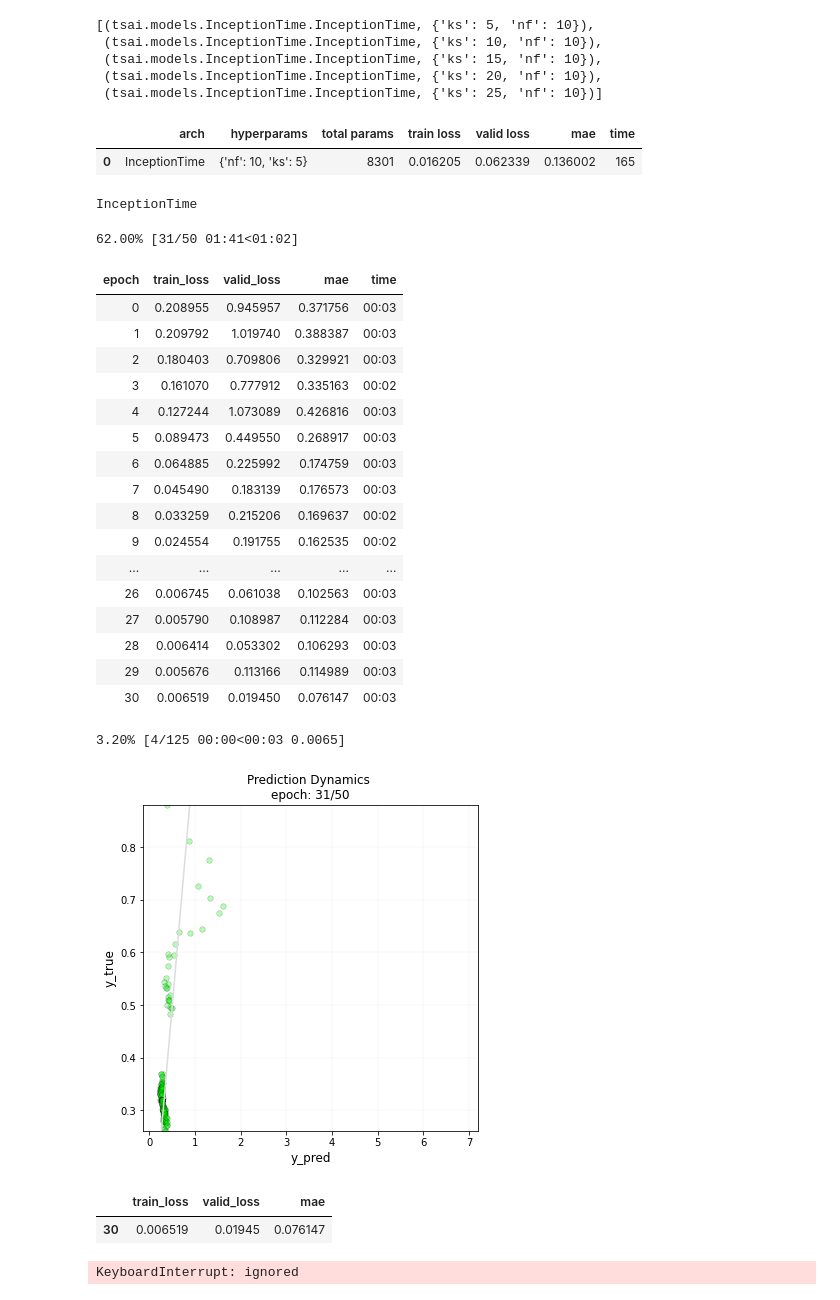
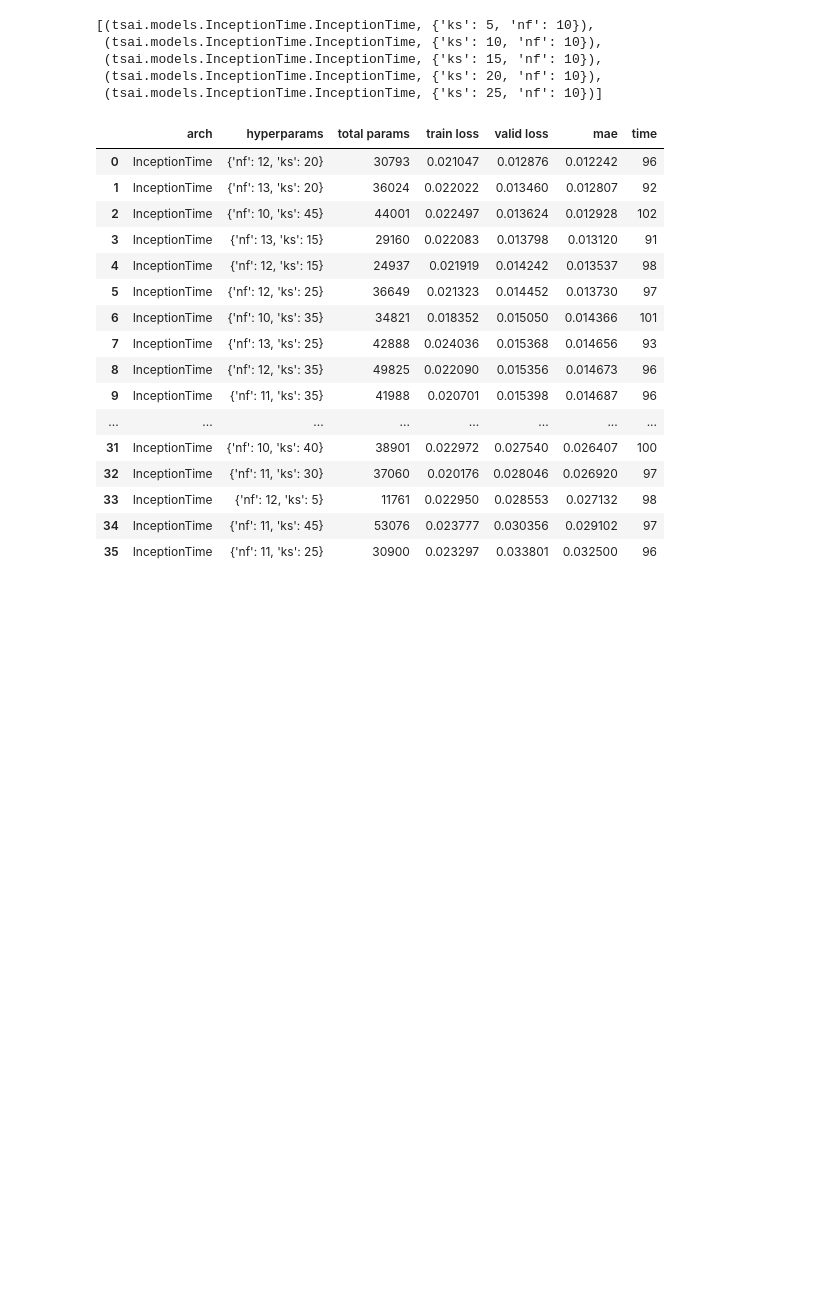
Before and after one commit to Lion-Mod/My-electrophoresis-sense-is-tingling, a Jupyter notebook: sensor_prediction.ipynb, the cells around one changed output. Saved outputs shown, nothing was run; the diff lists cells and outputs as text; code cells hidden in the pictures; blank space fills up the shorter version.

```diff
--- a/sensor_prediction.ipynb
+++ b/sensor_prediction.ipynb
@@ -157,6 +200,6 @@ SuggestedLRs(lr_min=0.00831763744354248, lr_steep=9.999999747378752e-06)
 # - Learning rate at 1e-5
 # - Use PredictionDynamics callback to see the predictions after each epoch/at the end of training
 # - Add a tiny bit of weight decay to lessen overfitting
-learn.fit_one_cycle(50, 1e-5, cbs = [PredictionDynamics], wd = 0.01)
+learn.fine_tune(50, 1e-4, cbs = [PredictionDynamics], wd = 0.01)
 # %% [output]
 | epoch | train_loss | valid_loss | mae | time |
@@ -241,7 +268,7 @@ for i, (arch, k) in enumerate(archs):
     print(model.__class__.__name__)
 
     # Create the fastai/tsai learner
-    learn = Learner(dls, model,  metrics = mae)
+    learn = Learner(dls, model,  metrics = mae, loss_func = loss_func)
 
     # Initialise the start time
     start = time.time()
@@ -251,7 +278,7 @@ for i, (arch, k) in enumerate(archs):
     # - 1e-4 learning rate
     # - 0.01 weight decay
     # - Print the actual vs predicted graph using PredictionDynamics callback after each epoch
-    learn.fit_one_cycle(50, 1e-4, cbs = PredictionDynamics, wd = 0.01)
+    learn.fine_tune(50, 1e-4, cbs = PredictionDynamics, wd = 0.01)
 
     # Calculate and store time taken
     elapsed = time.time() - start
@@ -261,7 +288,7 @@ for i, (arch, k) in enumerate(archs):
     results.loc[i] = [arch.__name__, k, total_params(model)[0], vals[0], vals[1], vals[2], int(elapsed)]
 
     # Sort the results by mae and display the current results
-    results.sort_values(by = 'mae', ascending = False, ignore_index = True, inplace = True)
+    results.sort_values(by = 'mae', ascending = True, ignore_index = True, inplace = True)
     clear_output()
     display(results)
 # %% [output]
@@ -284,0 +312,2 @@ for i, (arch, k) in enumerate(archs):
+# %%
+learn = ts_learner(dls, InceptionTime, metrics = mae, device = default_device(use_cuda = True), loss_func = loss_func, nf = 12, ks = 45)
@@ -300,7 +404,7 @@ splits = get_splits(y, valid_size = .3, random_state = 23, shuffle = False) # Sp
 [figure]
 # %%
 tfms  = [None, TSForecasting()]
-dls = get_ts_dls(X, y, tfms = tfms, splits = splits, bs = 4, shuffle_train = True, device = default_device(use_cuda = True), inplace = True)
+dls = get_ts_dls(X, y, tfms = tfms, splits = splits, bs = 8, shuffle_train = True, device = default_device(use_cuda = True), inplace = True)
 # %% [markdown]
 ## Grid search loop
 # %%
@@ -324,58 +428,49 @@ results = pd.DataFrame(columns=['arch', 'hyperparams', 'total params', 'train lo
 
 for i, (arch, k) in enumerate(archs):
 
     # Initialise the model
     model = create_model(arch, dls = dls, **k)
     print(model.__class__.__name__)
 
     # Create the fastai/tsai learner
     learn = Learner(dls, model,  metrics = mae, cbs = TrackerCallback(monitor = "mae"), loss_func = loss_func)
 
     # Initialise the start time
     start = time.time()
 
     # Fit for
     # - 50 epochs
-    # - 1e-5 learning rate
+    # - 1e-3 learning rate
     # - 0.01 weight decay
     # - Print the actual vs predicted graph using PredictionDynamics callback after each epoch
-    learn.fit_one_cycle(50, 1e-5, cbs = [PredictionDynamics], wd = 0.01)
+    learn.fine_tune(50, 1e-3, cbs = [PredictionDynamics], wd = 0.01)
 
     # Calculate and store time taken
     elapsed = time.time() - start
 
     # Take the results and store them in the results dataframe
     vals = learn.recorder.values[-1]
     results.loc[i] = [arch.__name__, k, total_params(model)[0], vals[0], vals[1], vals[2], int(elapsed)]
 
     # Sort the results by mae and display the current results
-    results.sort_values(by = 'mae', ascending = False, ignore_index = True, inplace = True)
+    results.sort_values(by = 'mae', ascending = True, ignore_index = True, inplace = True)
     clear_output()
     display(results)
 # %% [output]
 |  | arch | hyperparams | total params | train loss | valid loss | mae | time |
-| 0 | InceptionTime | {'nf': 10, 'ks': 5} | 8301 | 0.016205 | 0.062339 | 0.136002 | 165 |
+| 0 | InceptionTime | {'nf': 12, 'ks': 20} | 30793 | 0.021047 | 0.012876 | 0.012242 | 96 |
+| 1 | InceptionTime | {'nf': 13, 'ks': 20} | 36024 | 0.022022 | 0.013460 | 0.012807 | 92 |
+| 2 | InceptionTime | {'nf': 10, 'ks': 45} | 44001 | 0.022497 | 0.013624 | 0.012928 | 102 |
+| 3 | InceptionTime | {'nf': 13, 'ks': 15} | 29160 | 0.022083 | 0.013798 | 0.013120 | 91 |
+| 4 | InceptionTime | {'nf': 12, 'ks': 15} | 24937 | 0.021919 | 0.014242 | 0.013537 | 98 |
+| 5 | InceptionTime | {'nf': 12, 'ks': 25} | 36649 | 0.021323 | 0.014452 | 0.013730 | 97 |
+| 6 | InceptionTime | {'nf': 10, 'ks': 35} | 34821 | 0.018352 | 0.015050 | 0.014366 | 101 |
+| 7 | InceptionTime | {'nf': 13, 'ks': 25} | 42888 | 0.024036 | 0.015368 | 0.014656 | 93 |
+| 8 | InceptionTime | {'nf': 12, 'ks': 35} | 49825 | 0.022090 | 0.015356 | 0.014673 | 96 |
+| 9 | InceptionTime | {'nf': 11, 'ks': 35} | 41988 | 0.020701 | 0.015398 | 0.014687 | 96 |
+| ... | ... | ... | ... | ... | ... | ... | ... |
+| 31 | InceptionTime | {'nf': 10, 'ks': 40} | 38901 | 0.022972 | 0.027540 | 0.026407 | 100 |
+| 32 | InceptionTime | {'nf': 11, 'ks': 30} | 37060 | 0.020176 | 0.028046 | 0.026920 | 97 |
+| 33 | InceptionTime | {'nf': 12, 'ks': 5} | 11761 | 0.022950 | 0.028553 | 0.027132 | 98 |
+| 34 | InceptionTime | {'nf': 11, 'ks': 45} | 53076 | 0.023777 | 0.030356 | 0.029102 | 97 |
+| 35 | InceptionTime | {'nf': 11, 'ks': 25} | 30900 | 0.023297 | 0.033801 | 0.032500 | 96 |
-InceptionTime
-62.00% [31/50 01:41<01:02]
-| epoch | train_loss | valid_loss | mae | time |
-| 0 | 0.208955 | 0.945957 | 0.371756 | 00:03 |
-| 1 | 0.209792 | 1.019740 | 0.388387 | 00:03 |
-| 2 | 0.180403 | 0.709806 | 0.329921 | 00:03 |
-| 3 | 0.161070 | 0.777912 | 0.335163 | 00:02 |
-| 4 | 0.127244 | 1.073089 | 0.426816 | 00:03 |
-| 5 | 0.089473 | 0.449550 | 0.268917 | 00:03 |
-| 6 | 0.064885 | 0.225992 | 0.174759 | 00:03 |
-| 7 | 0.045490 | 0.183139 | 0.176573 | 00:03 |
-| 8 | 0.033259 | 0.215206 | 0.169637 | 00:02 |
-| 9 | 0.024554 | 0.191755 | 0.162535 | 00:02 |
-| ... | ... | ... | ... | ... |
-| 26 | 0.006745 | 0.061038 | 0.102563 | 00:03 |
-| 27 | 0.005790 | 0.108987 | 0.112284 | 00:03 |
-| 28 | 0.006414 | 0.053302 | 0.106293 | 00:03 |
-| 29 | 0.005676 | 0.113166 | 0.114989 | 00:03 |
-| 30 | 0.006519 | 0.019450 | 0.076147 | 00:03 |
-3.20% [4/125 00:00<00:03 0.0065]
-[figure, removed]
-|  | train_loss | valid_loss | mae |
-| 30 | 0.006519 | 0.01945 | 0.076147 |
-KeyboardInterrupt: ignored
```
Also changed, not shown: parts of 31 cells of this notebook.
